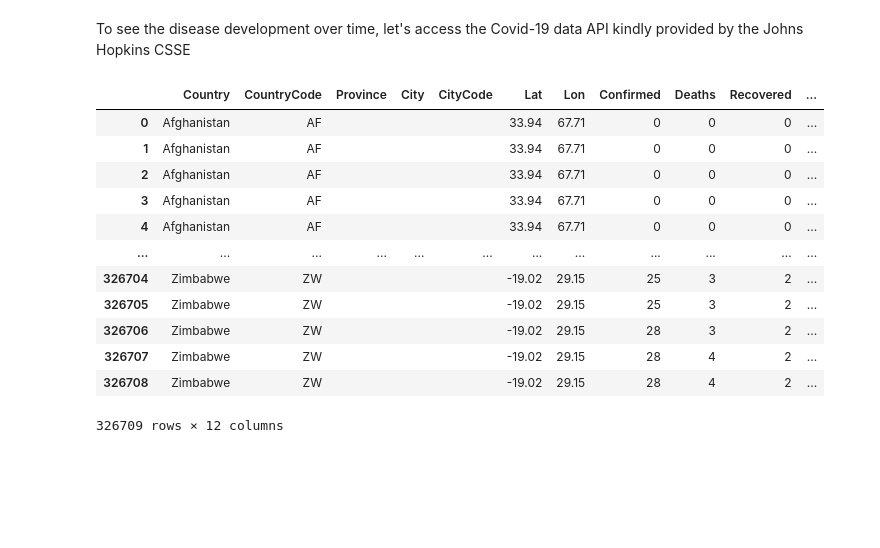
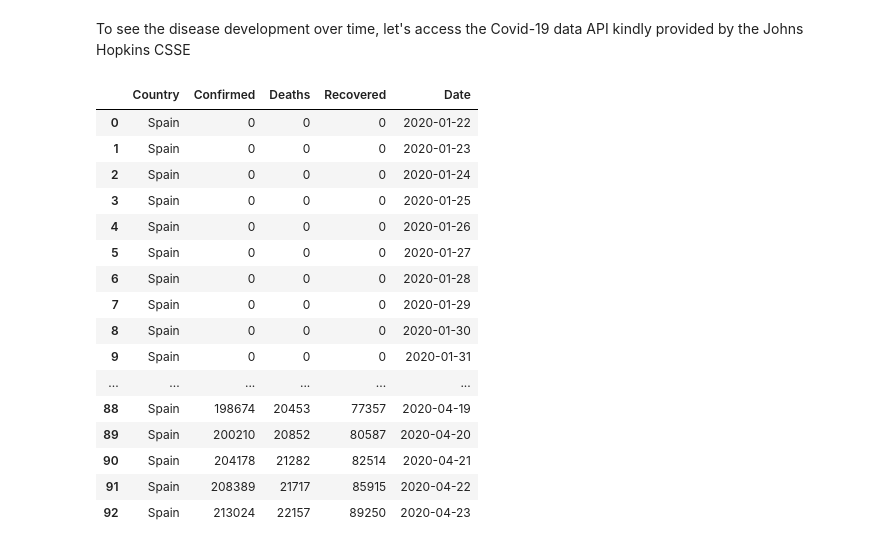
Before and after one commit to eduardblumental/Covid-19, a Jupyter notebook: Covid-19 figures by Eduards Blumentals.ipynb, the cells around one changed output. Drawn from its saved outputs; the diff is of its cells as text; code cells hidden in the pictures; blank space fills up the shorter version.

```diff
--- a/Covid-19 figures by Eduards Blumentals.ipynb
+++ b/Covid-19 figures by Eduards Blumentals.ipynb
@@ -13,20 +14,2 @@ pd.set_option('display.max_rows', 20)
 # %% [markdown]
 To see the disease development over time, let's access the Covid-19 data API kindly provided by the Johns Hopkins CSSE
-# %%
-r = requests.get('https://api.covid19api.com/all')
-data_dic = r.json()
-data = pd.DataFrame.from_dict(data_dic)
-# %% [output]
-|  | Country | CountryCode | Province | City | CityCode | Lat | Lon | Confirmed | Deaths | Recovered | ... |
-| 0 | Afghanistan | AF |  |  |  | 33.94 | 67.71 | 0 | 0 | 0 | ... |
-| 1 | Afghanistan | AF |  |  |  | 33.94 | 67.71 | 0 | 0 | 0 | ... |
-| 2 | Afghanistan | AF |  |  |  | 33.94 | 67.71 | 0 | 0 | 0 | ... |
-| 3 | Afghanistan | AF |  |  |  | 33.94 | 67.71 | 0 | 0 | 0 | ... |
-| 4 | Afghanistan | AF |  |  |  | 33.94 | 67.71 | 0 | 0 | 0 | ... |
-| ... | ... | ... | ... | ... | ... | ... | ... | ... | ... | ... | ... |
-| 326704 | Zimbabwe | ZW |  |  |  | -19.02 | 29.15 | 25 | 3 | 2 | ... |
-| 326705 | Zimbabwe | ZW |  |  |  | -19.02 | 29.15 | 25 | 3 | 2 | ... |
-| 326706 | Zimbabwe | ZW |  |  |  | -19.02 | 29.15 | 28 | 3 | 2 | ... |
-| 326707 | Zimbabwe | ZW |  |  |  | -19.02 | 29.15 | 28 | 4 | 2 | ... |
-| 326708 | Zimbabwe | ZW |  |  |  | -19.02 | 29.15 | 28 | 4 | 2 | ... |
-326709 rows × 12 columns
@@ -32,0 +38,21 @@ data = pd.DataFrame.from_dict(data_dic)
+# %%
+country_group = data.groupby('Country')
+country_group.get_group('Spain')
+# %% [output]
+|  | Country | Confirmed | Deaths | Recovered | Date |
+| 0 | Spain | 0 | 0 | 0 | 2020-01-22 |
+| 1 | Spain | 0 | 0 | 0 | 2020-01-23 |
+| 2 | Spain | 0 | 0 | 0 | 2020-01-24 |
+| 3 | Spain | 0 | 0 | 0 | 2020-01-25 |
+| 4 | Spain | 0 | 0 | 0 | 2020-01-26 |
+| 5 | Spain | 0 | 0 | 0 | 2020-01-27 |
+| 6 | Spain | 0 | 0 | 0 | 2020-01-28 |
+| 7 | Spain | 0 | 0 | 0 | 2020-01-29 |
+| 8 | Spain | 0 | 0 | 0 | 2020-01-30 |
+| 9 | Spain | 0 | 0 | 0 | 2020-01-31 |
+| ... | ... | ... | ... | ... | ... |
+| 88 | Spain | 198674 | 20453 | 77357 | 2020-04-19 |
+| 89 | Spain | 200210 | 20852 | 80587 | 2020-04-20 |
+| 90 | Spain | 204178 | 21282 | 82514 | 2020-04-21 |
+| 91 | Spain | 208389 | 21717 | 85915 | 2020-04-22 |
+| 92 | Spain | 213024 | 22157 | 89250 | 2020-04-23 |
```
Also changed, not shown: parts of 4 cells of this notebook.
